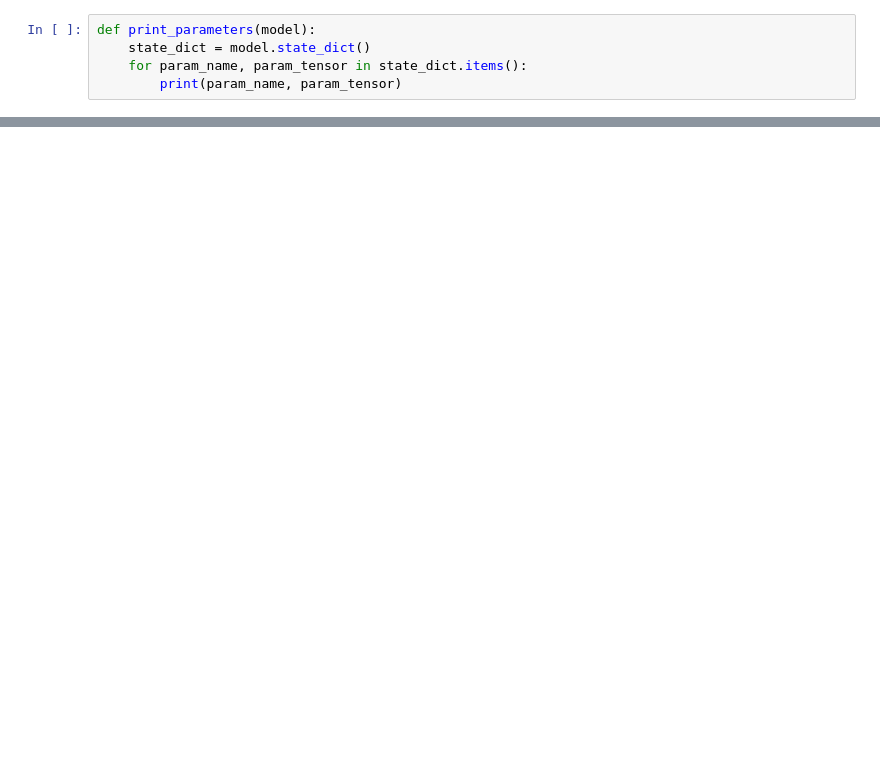
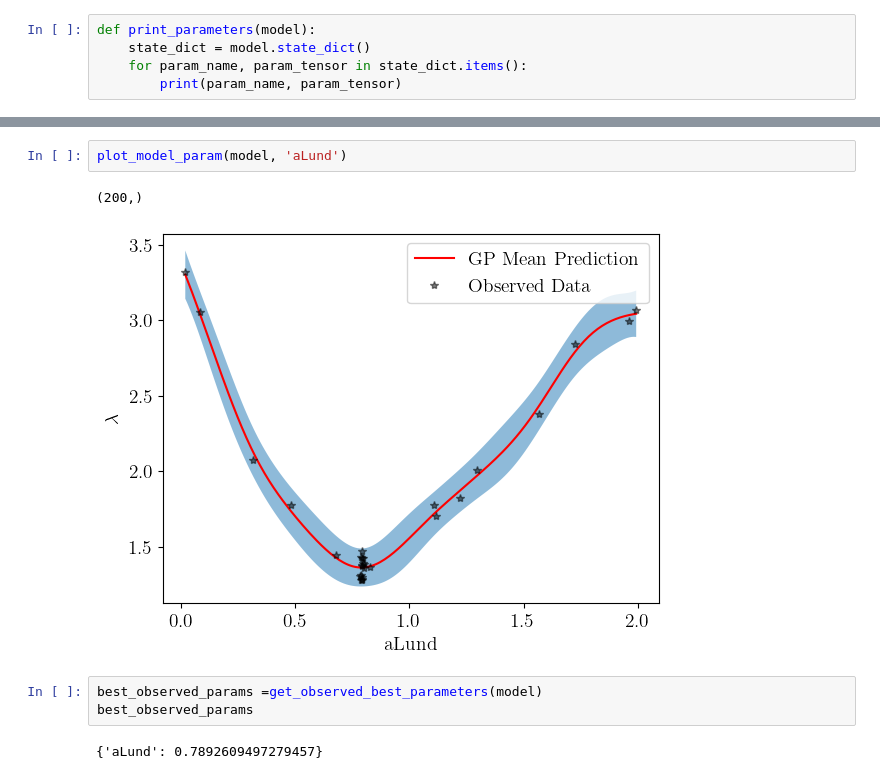
Before and after one commit to AliAlkadhim/Pythia8_SBI_Tune, a Jupyter notebook: code/BayesOpt/GPytorch_Tune_a.ipynb, the cells around one changed output, grey strips where cells are left out. Saved outputs shown, nothing was run; the diff lists cells and outputs as text; blank space fills up the shorter version.

```diff
--- a/code/BayesOpt/GPytorch_Tune_a.ipynb
+++ b/code/BayesOpt/GPytorch_Tune_a.ipynb
@@ -663,0 +1326,10 @@ observed minimum in data = 0.7073398900656088
+# %%
+plot_model_param(model, 'aLund')
+# %% [output]
+(200,)
+[figure, added]
+# %%
+best_observed_params =get_observed_best_parameters(model)
+best_observed_params
+# %% [output]
+{'aLund': 0.7892609497279457}
```
Also changed, not shown: parts of 67 cells of this notebook.
